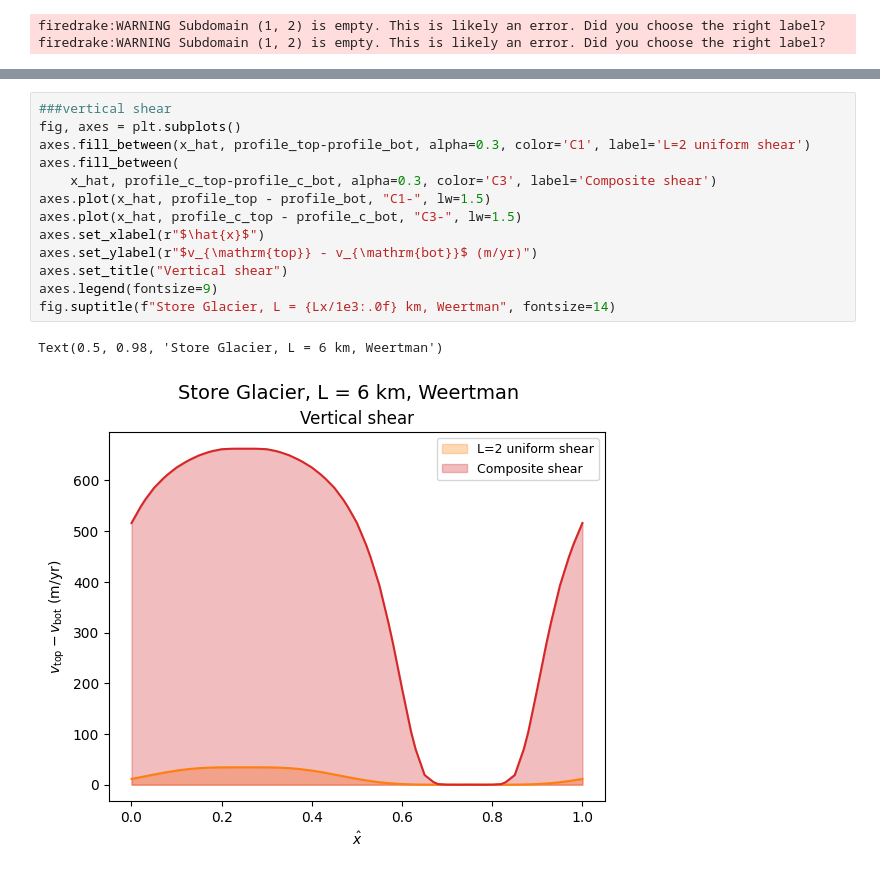
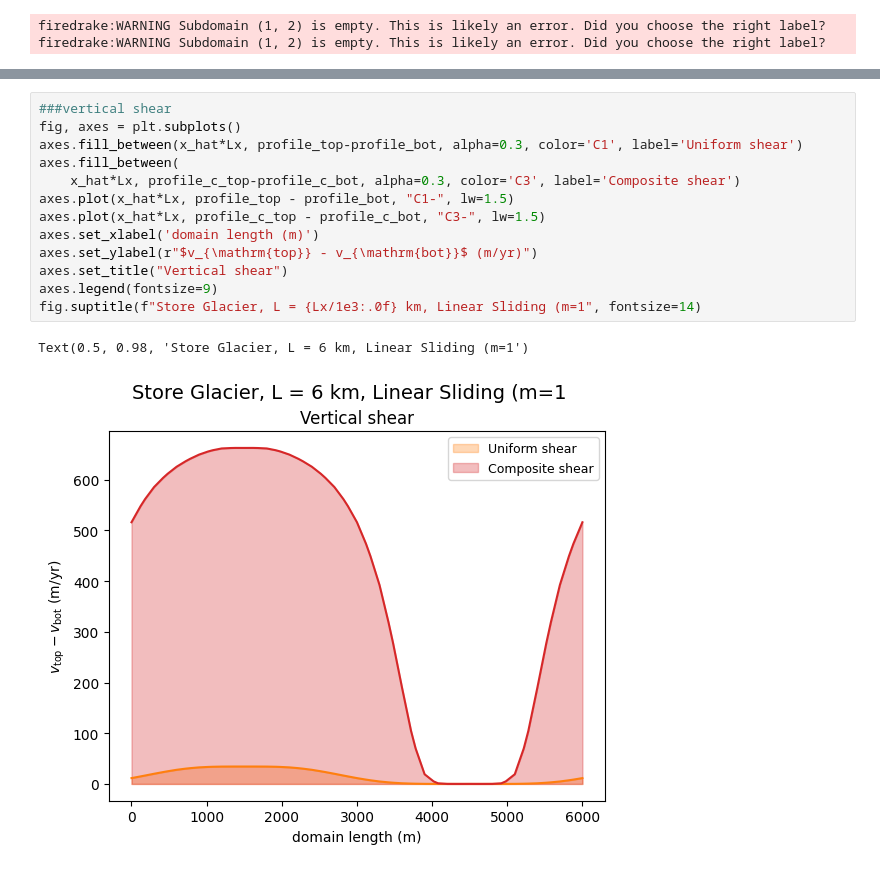
Before and after one commit to bwright05/two-layer-rheology, a Jupyter notebook: store-doyle2018.ipynb, the cells around one changed output, grey strips where cells are left out. Saved outputs shown, nothing was run; the diff lists cells and outputs as text.

```diff
--- a/store-doyle2018.ipynb
+++ b/store-doyle2018.ipynb
@@ -288,16 +335,16 @@ Text(0.5, 0.98, 'Store Glacier, L = 6 km, Weertman')
 # %%
 ###vertical shear
 fig, axes = plt.subplots()
-axes.fill_between(x_hat, profile_top-profile_bot, alpha=0.3, color='C1', label='L=2 uniform shear')
+axes.fill_between(x_hat*Lx, profile_top-profile_bot, alpha=0.3, color='C1', label='Uniform shear')
 axes.fill_between(
-    x_hat, profile_c_top-profile_c_bot, alpha=0.3, color='C3', label='Composite shear')
-axes.plot(x_hat, profile_top - profile_bot, "C1-", lw=1.5)
-axes.plot(x_hat, profile_c_top - profile_c_bot, "C3-", lw=1.5)
-axes.set_xlabel(r"$\hat{x}$")
+    x_hat*Lx, profile_c_top-profile_c_bot, alpha=0.3, color='C3', label='Composite shear')
+axes.plot(x_hat*Lx, profile_top - profile_bot, "C1-", lw=1.5)
+axes.plot(x_hat*Lx, profile_c_top - profile_c_bot, "C3-", lw=1.5)
+axes.set_xlabel('domain length (m)')
 axes.set_ylabel(r"$v_{\mathrm{top}} - v_{\mathrm{bot}}$ (m/yr)")
 axes.set_title("Vertical shear")
 axes.legend(fontsize=9)
-fig.suptitle(f"Store Glacier, L = {Lx/1e3:.0f} km, Weertman", fontsize=14)
+fig.suptitle(f"Store Glacier, L = {Lx/1e3:.0f} km, Linear Sliding (m=1", fontsize=14)
 # %% [output]
-Text(0.5, 0.98, 'Store Glacier, L = 6 km, Weertman')
+Text(0.5, 0.98, 'Store Glacier, L = 6 km, Linear Sliding (m=1')
-[figure, old version]
+[figure, new version]
```
Also changed, not shown: parts of 10 cells of this notebook, 1 other file.
